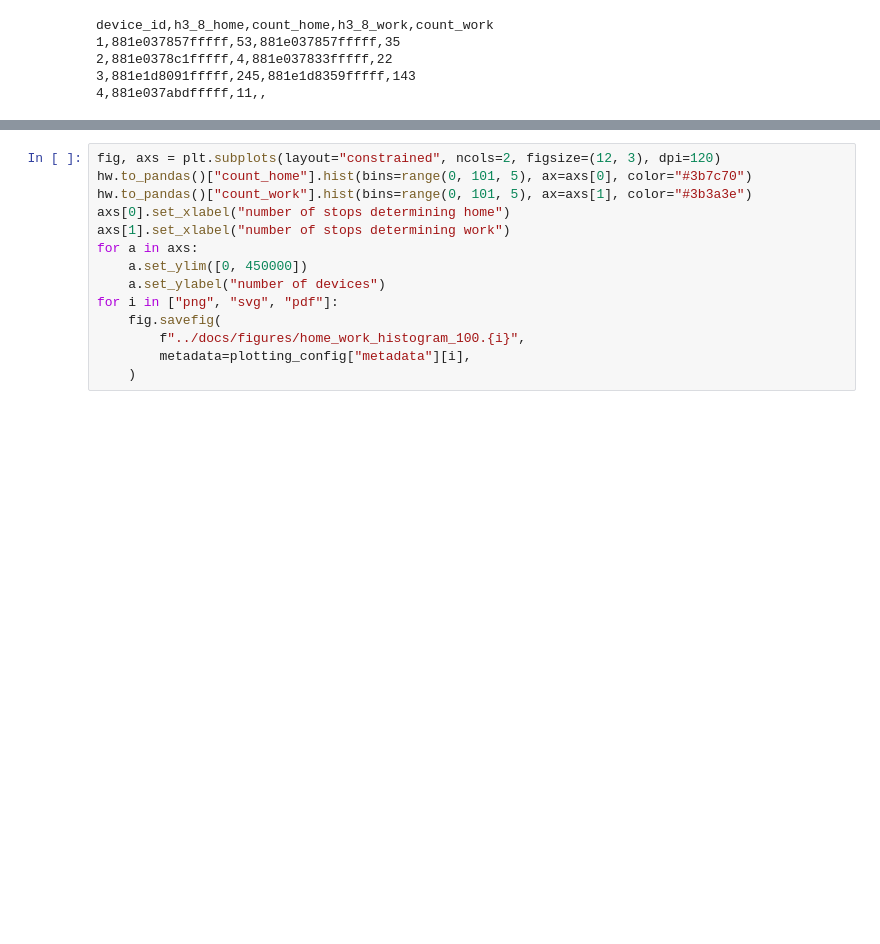
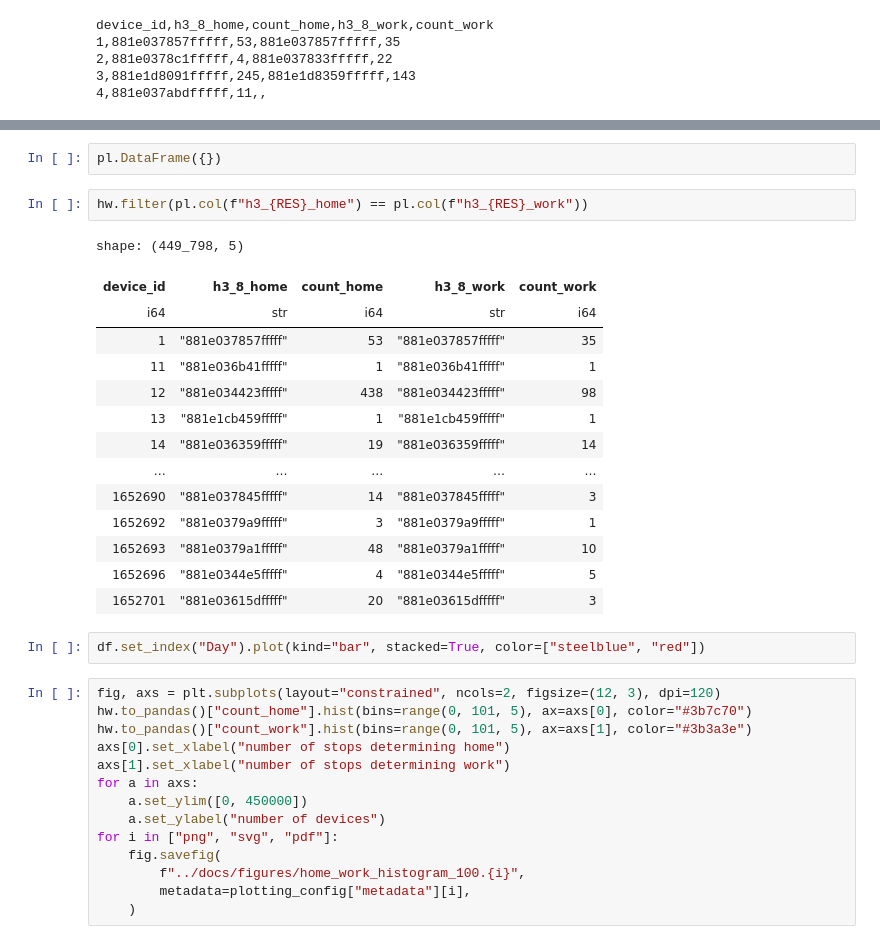
Before and after one commit to ANETILab/wp7_data_processing, a Jupyter notebook: src/06_analyze_home_and_work_locations.ipynb, the cells around one changed output, grey strips where cells are left out. Cells and saved outputs as stored; diff of their text form; blank space fills up the shorter version.

```diff
--- a/src/06_analyze_home_and_work_locations.ipynb
+++ b/src/06_analyze_home_and_work_locations.ipynb
@@ -53,3 +168,24 @@ device_id,h3_8_home,count_home,h3_8_work,count_work
+# %%
+pl.DataFrame({})
+# %%
+hw.filter(pl.col(f"h3_{RES}_home") == pl.col(f"h3_{RES}_work"))
+# %% [output]
+shape: (449_798, 5)
+| device_id | h3_8_home | count_home | h3_8_work | count_work |
+| i64 | str | i64 | str | i64 |
+| 1 | "881e037857fffff" | 53 | "881e037857fffff" | 35 |
+| 11 | "881e036b41fffff" | 1 | "881e036b41fffff" | 1 |
+| 12 | "881e034423fffff" | 438 | "881e034423fffff" | 98 |
+| 13 | "881e1cb459fffff" | 1 | "881e1cb459fffff" | 1 |
+| 14 | "881e036359fffff" | 19 | "881e036359fffff" | 14 |
+| … | … | … | … | … |
+| 1652690 | "881e037845fffff" | 14 | "881e037845fffff" | 3 |
+| 1652692 | "881e0379a9fffff" | 3 | "881e0379a9fffff" | 1 |
+| 1652693 | "881e0379a1fffff" | 48 | "881e0379a1fffff" | 10 |
+| 1652696 | "881e0344e5fffff" | 4 | "881e0344e5fffff" | 5 |
+| 1652701 | "881e03615dfffff" | 20 | "881e03615dfffff" | 3 |
+# %%
+df.set_index("Day").plot(kind="bar", stacked=True, color=["steelblue", "red"])
 # %%
 fig, axs = plt.subplots(layout="constrained", ncols=2, figsize=(12, 3), dpi=120)
 hw.to_pandas()["count_home"].hist(bins=range(0, 101, 5), ax=axs[0], color="#3b7c70")
```
Also changed, not shown: parts of 7 cells of this notebook.
